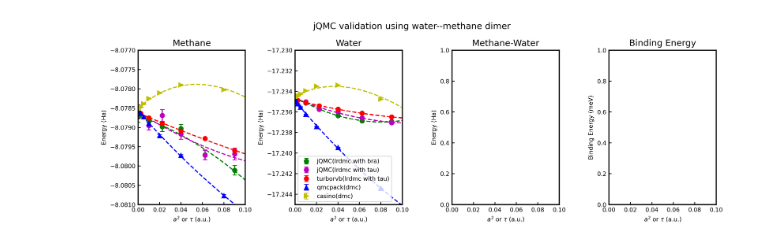
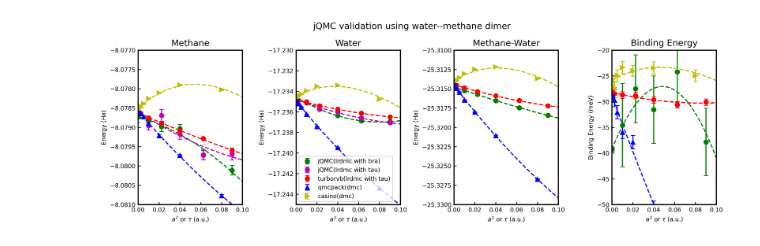
Before and after one commit to kousuke-nakano/jQMC, a Jupyter notebook: examples/example03/plot_summary.ipynb, the cells around one changed output. Cells and saved outputs as stored; diff of their text form; code cells hidden in the pictures.

Commit message:
Updated plot_summary.ipynb in example03

```diff
--- a/examples/example03/plot_summary.ipynb
+++ b/examples/example03/plot_summary.ipynb
@@ -116,15 +116,13 @@ water_lrdmc_dirs = [os.path.join(root_dir, "02w_ccecp_ccpvtz", "lrdmc_dlatm", f"
 water_lrdmc_files = [find_max_out_lrdmc_cont(water_lrdmc_dir) for water_lrdmc_dir in water_lrdmc_dirs]
 water_lrdmc_energy = [read_lrdmc_energy(water_lrdmc_file) for water_lrdmc_file in water_lrdmc_files]
 
-"""
 # water-methane
-water_methane_lrdmc_dirs = [os.path.join(root_dir, '03m_w_ccecp_ccpvtz', '02lrdmc_dlatm', f'alat_{alat:.2f}') for alat in alat_list]
+water_methane_lrdmc_dirs = [os.path.join(root_dir, '03m_w_ccecp_ccpvtz', 'lrdmc_dlatm', f'alat_{alat:.2f}') for alat in alat_list]
 water_methane_lrdmc_files = [find_max_out_lrdmc_cont(water_methane_lrdmc_dir) for water_methane_lrdmc_dir in water_methane_lrdmc_dirs]
 water_methane_lrdmc_energy = [read_lrdmc_energy(water_methane_lrdmc_file) for water_methane_lrdmc_file in water_methane_lrdmc_files]
 
 # binding energy
 binding_energy = [(mw - m - w) * Ha_to_meV for m,w,mw in zip(methane_lrdmc_energy, water_lrdmc_energy, water_methane_lrdmc_energy)]
-"""
 
 # methane(tau)
 methane_lrdmc_tau_dirs = [
@@ -349,12 +382,18 @@ ax2.errorbar(0.0, E_ext.n, yerr=E_ext.s, color="y", marker="s", alpha=1.0, capsi
 plt.legend()
 
 # water--methane
+y_min = -25.330
+y_max = -25.310
+
 ax3 = fig.add_subplot(1, 4, 3)
 ax3.set_title("Methane-Water", fontsize=12)
 ax3.set_xlabel(r"$a^2$ or $\tau$ (a.u.)")
 ax3.set_ylabel("Energy (Ha)")
 ax3.set_xlim([x_min, x_max])
-"""
+ax3.set_ylim([y_min, y_max])
+ax3.yaxis.set_major_formatter(formatter)
+
+## jQMC(bra)
 x=np.array(alat_list)**2
 xs=np.linspace(x_min,x_max,100)
 y=np.array([e.n for e in water_methane_lrdmc_energy])
@@ -365,15 +404,55 @@ ax3.errorbar(x, y, yerr=yerr, color="g", marker="o", ls='', alpha=1.0, capsize=3
 ax3.plot(xs, y_mean_plot, color="g", marker="", ls='--')
 ax3.errorbar(0.0, E_ext.n, yerr=E_ext.s, color="g", marker="s", label='Extrapolated', alpha=1.0, capsize=3)
 ax3.yaxis.set_major_formatter(formatter)
-"""
 
-# water--methane
+## turborvb
+alat_list_ref = list(water_methane_dmc_energy_ref["turborvb"].keys())
+energy_list_ref = list(water_methane_dmc_energy_ref["turborvb"].values())
+x = np.array([float(a) for a in alat_list_ref]) ** 2
+y = np.array([e.n for e in energy_list_ref])
+yerr = np.array([e.s for e in energy_list_ref])
+y_zero_list, y_mean, y_std, y_mean_plot, y_std_plot = fit_E_LRDMC(x, y, yerr, xs)
+E_ext = ufloat(np.mean(y_zero_list), np.std(y_zero_list))
+ax3.errorbar(x, y, yerr=yerr, color="r", marker="o", ls="", alpha=1.0, capsize=3, label="turborvb(tau)")
+ax3.plot(xs, y_mean_plot, color="r", marker="", ls="--")
+ax3.errorbar(0.0, E_ext.n, yerr=E_ext.s, color="r", marker="s", alpha=1.0, capsize=3)
+
+## qmcpack
+tau_list_ref = list(water_methane_dmc_energy_ref["qmcpack"].keys())
+energy_list_ref = list(water_methane_dmc_energy_ref["qmcpack"].values())
+x = np.array([float(t) for t in tau_list_ref])
+y = np.array([e.n for e in energy_list_ref])
+yerr = np.array([e.s for e in energy_list_ref])
+y_zero_list, y_mean, y_std, y_mean_plot, y_std_plot = fit_E_LRDMC(x, y, yerr, xs)
+E_ext = ufloat(np.mean(y_zero_list), np.std(y_zero_list))
+ax3.errorbar(x, y, yerr=yerr, color="b", marker="^", ls="", alpha=1.0, capsize=3, label="qmcpack(dmc)")
+ax3.plot(xs, y_mean_plot, color="b", marker="", ls="--")
+ax3.errorbar(0.0, E_ext.n, yerr=E_ext.s, color="b", marker="s", alpha=1.0, capsize=3)
+
+## casino
+tau_list_ref = list(water_methane_dmc_energy_ref["casino"].keys())
+energy_list_ref = list(water_methane_dmc_energy_ref["casino"].values())
+x = np.array([float(t) for t in tau_list_ref])
+y = np.array([e.n for e in energy_list_ref])
+yerr = np.array([e.s for e in energy_list_ref])
+y_zero_list, y_mean, y_std, y_mean_plot, y_std_plot = fit_E_LRDMC(x, y, yerr, xs, order=4)
+E_ext = ufloat(np.mean(y_zero_list), np.std(y_zero_list))
+ax3.errorbar(x, y, yerr=yerr, color="y", marker=">", ls="", alpha=1.0, capsize=3, label="casino(dmc)")
+ax3.plot(xs, y_mean_plot, color="y", marker="", ls="--")
+ax3.errorbar(0.0, E_ext.n, yerr=E_ext.s, color="y", marker="s", alpha=1.0, capsize=3)
+
+# binding energy
+y_min = -50.0
+y_max = -20.0
 ax4 = fig.add_subplot(1, 4, 4)
 ax4.set_title("Binding Energy", fontsize=12)
 ax4.set_xlabel(r"$a^2$ or $\tau$ (a.u.)")
 ax4.set_ylabel("Binding Energy (meV)")
 ax4.set_xlim([x_min, x_max])
-"""
+ax4.set_ylim([y_min, y_max])
+ax4.yaxis.set_major_formatter(formatter)
+
+## jQMC
 x=np.array(alat_list)**2
 xs=np.linspace(x_min,x_max,100)
 y=np.array([e.n for e in binding_energy])
@@ -384,8 +463,43 @@ ax4.errorbar(x, y, yerr=yerr, color="g", marker="o", ls='', alpha=1.0, capsize=3
 ax4.plot(xs, y_mean_plot, color="g", marker="", ls='--')
 ax4.errorbar(0.0, E_ext.n, yerr=E_ext.s, color="g", marker="s", label='Extrapolated', alpha=1.0, capsize=3)
 
+## turborvb
+alat_list_ref = list(binding_energy_ref["turborvb"].keys())
+energy_list_ref = list(binding_energy_ref["turborvb"].values())
+x = np.array([float(a) for a in alat_list_ref]) ** 2
+y = np.array([e.n for e in energy_list_ref])
+yerr = np.array([e.s for e in energy_list_ref])
+y_zero_list, y_mean, y_std, y_mean_plot, y_std_plot = fit_E_LRDMC(x, y, yerr, xs)
+E_ext = ufloat(np.mean(y_zero_list), np.std(y_zero_list))
+ax4.errorbar(x, y, yerr=yerr, color="r", marker="o", ls="", alpha=1.0, capsize=3, label="turborvb(tau)")
+ax4.plot(xs, y_mean_plot, color="r", marker="", ls="--")
+ax4.errorbar(0.0, E_ext.n, yerr=E_ext.s, color="r", marker="s", alpha=1.0, capsize=3)
+
+## qmcpack
+tau_list_ref = list(binding_energy_ref["qmcpack"].keys())
+energy_list_ref = list(binding_energy_ref["qmcpack"].values())
+x = np.array([float(t) for t in tau_list_ref])
+y = np.array([e.n for e in energy_list_ref])
+yerr = np.array([e.s for e in energy_list_ref])
+y_zero_list, y_mean, y_std, y_mean_plot, y_std_plot = fit_E_LRDMC(x, y, yerr, xs)
+E_ext = ufloat(np.mean(y_zero_list), np.std(y_zero_list))
+ax4.errorbar(x, y, yerr=yerr, color="b", marker="^", ls="", alpha=1.0, capsize=3, label="qmcpack(dmc)")
+ax4.plot(xs, y_mean_plot, color="b", marker="", ls="--")
+ax4.errorbar(0.0, E_ext.n, yerr=E_ext.s, color="b", marker="s", alpha=1.0, capsize=3)
+
+## casino
+tau_list_ref = list(binding_energy_ref["casino"].keys())
+energy_list_ref = list(binding_energy_ref["casino"].values())
+x = np.array([float(t) for t in tau_list_ref])
+y = np.array([e.n for e in energy_list_ref])
+yerr = np.array([e.s for e in energy_list_ref])
+y_zero_list, y_mean, y_std, y_mean_plot, y_std_plot = fit_E_LRDMC(x, y, yerr, xs, order=4)
+E_ext = ufloat(np.mean(y_zero_list), np.std(y_zero_list))
+ax4.errorbar(x, y, yerr=yerr, color="y", marker=">", ls="", alpha=1.0, capsize=3, label="casino(dmc)")
+ax4.plot(xs, y_mean_plot, color="y", marker="", ls="--")
+ax4.errorbar(0.0, E_ext.n, yerr=E_ext.s, color="y", marker="s", alpha=1.0, capsize=3)
+
 print(f"Binding energy of Methane-Water dimer = {E_ext:.2uS} meV")
-"""
 
 plt.savefig("jqmc_validation_water_methane.jpg")
 plt.show()
@@ -397 +512 @@ plt.show()
-[figure, old version]
+[figure, new version]
```
Also changed, not shown: parts of 2 cells of this notebook.
